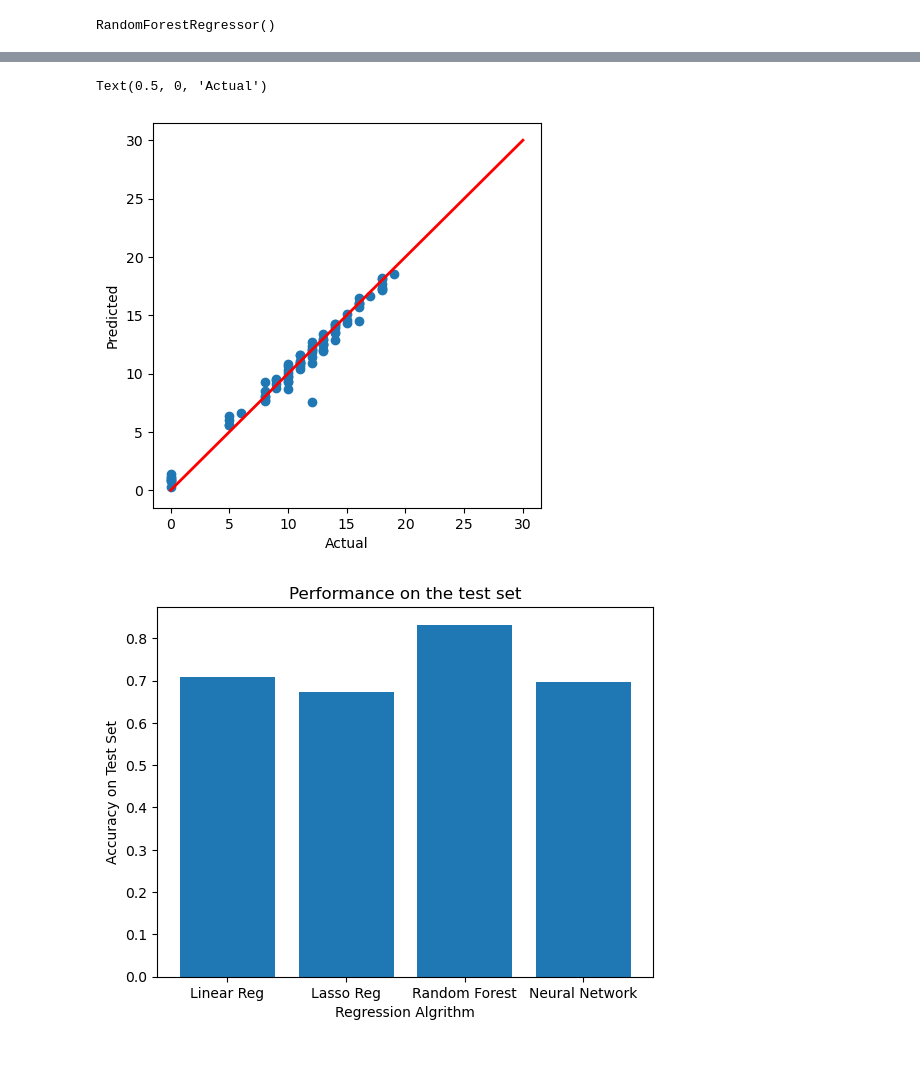
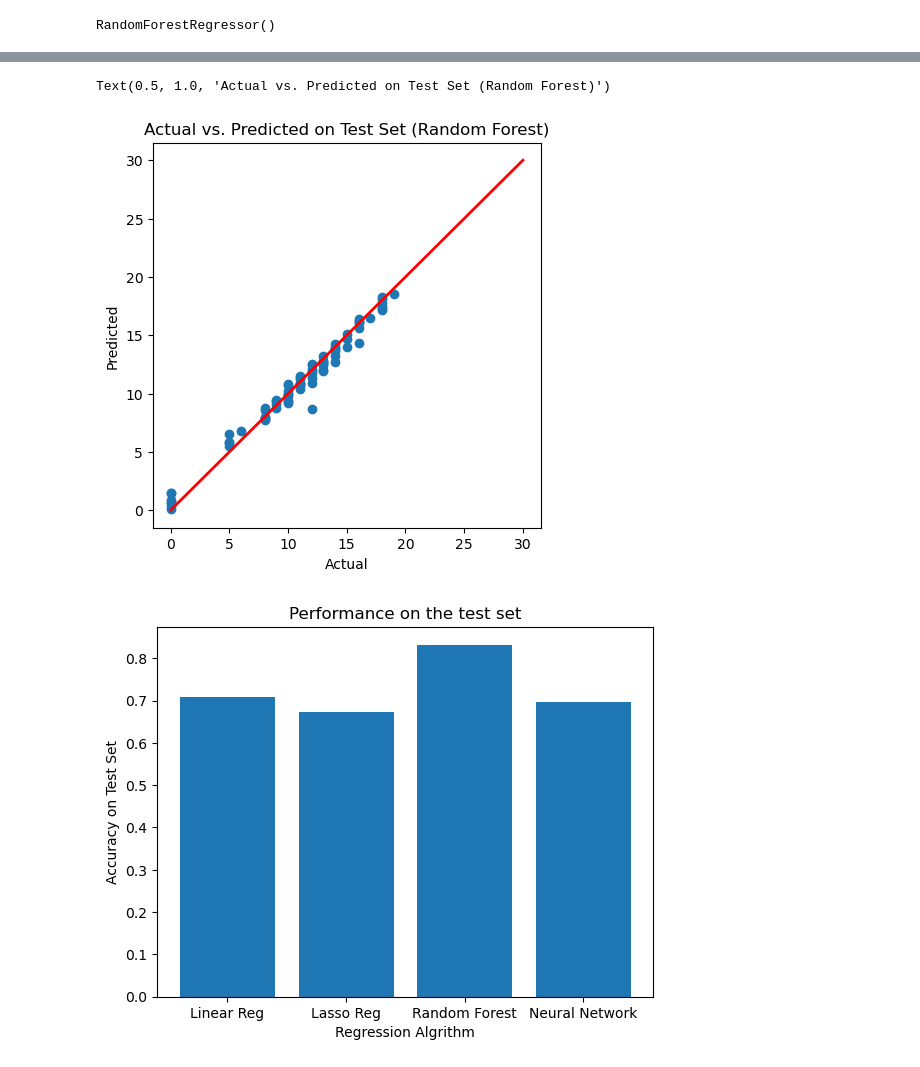
Before and after one commit to kollbaumc/KollbaumCapstone, a Jupyter notebook: Visualization.ipynb, the cells around one changed output, grey strips where cells are left out. Cells and saved outputs as stored; diff of their text form; code cells hidden in the pictures.

```diff
--- a/Visualization.ipynb
+++ b/Visualization.ipynb
@@ -66,14 +68,15 @@ Text(0.5, 0, 'Actual')
 # %%
 y_pred = ranfor.predict(X_test)
 plt.figure(figsize=(5,5))
 plt.scatter(y_test, y_pred)
 plt.plot([0,30],[0,30],color='r', linestyle = '-', linewidth = 2)
 
 plt.ylabel('Predicted')
 plt.xlabel('Actual')
+plt.title('Actual vs. Predicted on Test Set (Random Forest)')
 # %% [output]
-Text(0.5, 0, 'Actual')
+Text(0.5, 1.0, 'Actual vs. Predicted on Test Set (Random Forest)')
-[figure, old version]
+[figure, new version]
 # %%
 x = ['Linear Reg', 'Lasso Reg', 'Random Forest', 'Neural Network']
 y = [.708, .674, .832, .697]
```
Also changed, not shown: parts of 2 cells of this notebook.
